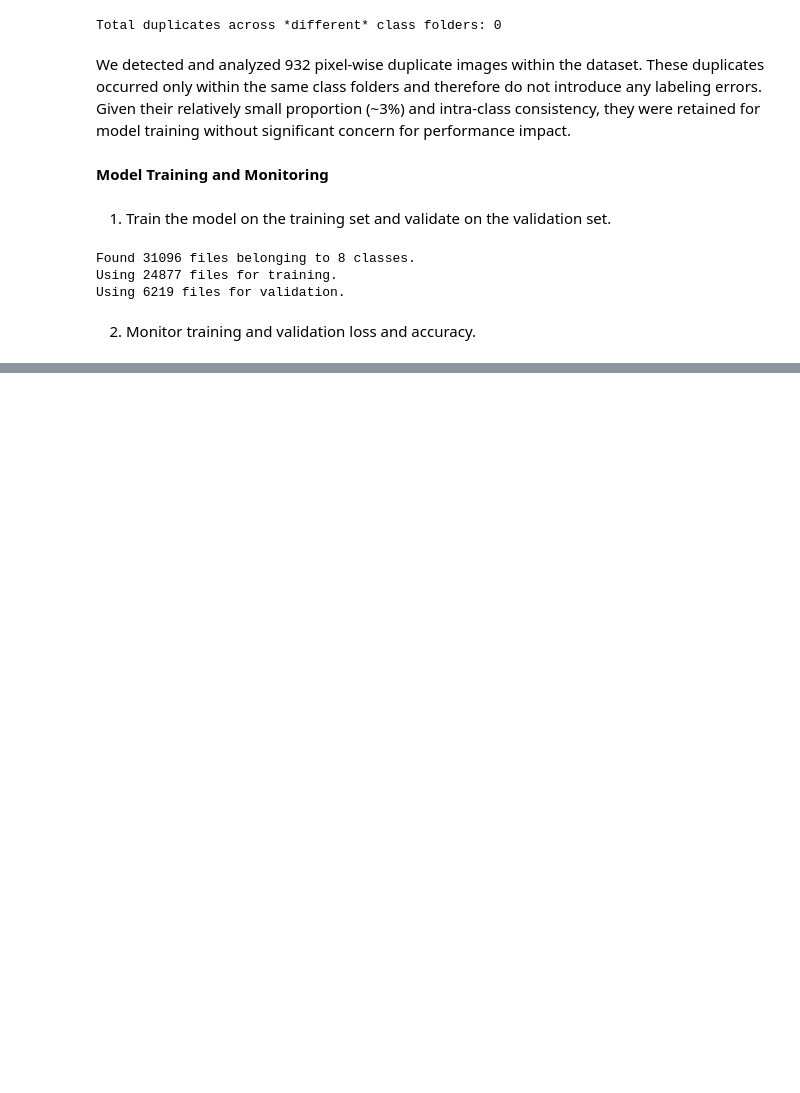
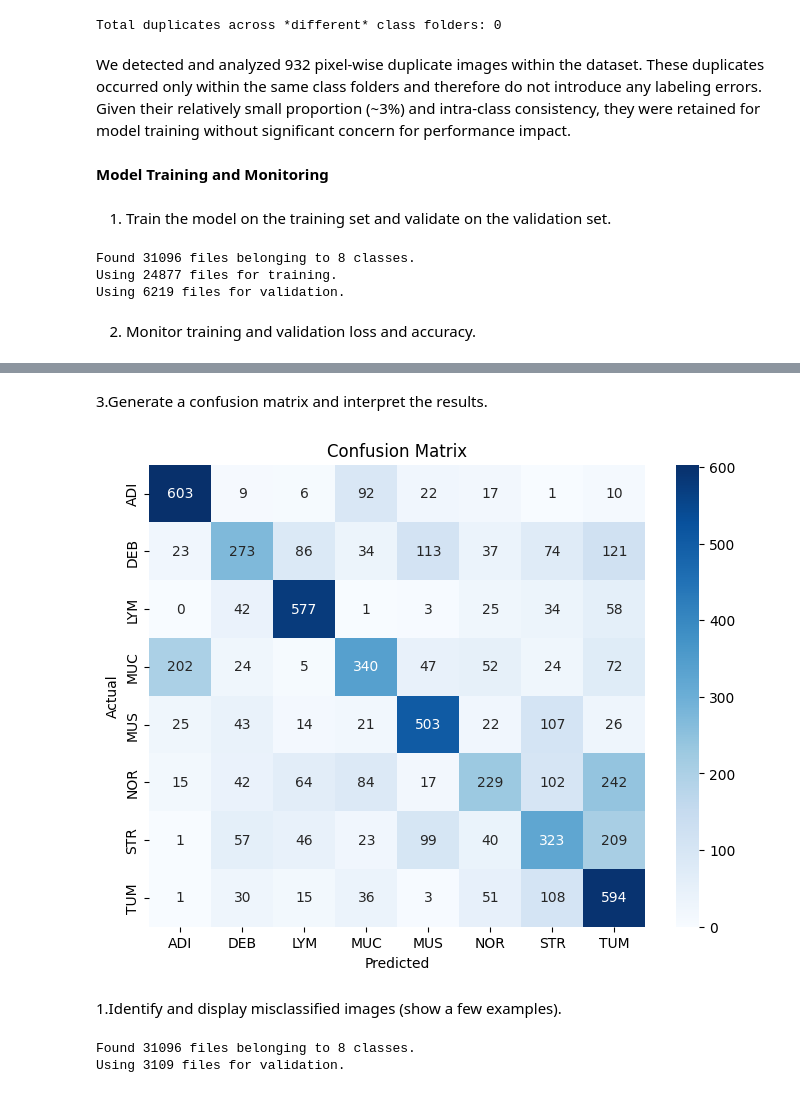
Before and after one commit to shubhamboral/gastric-cancer-tissue-image-classification, a Jupyter notebook: Gastric_Cancer.ipynb, the cells around one changed output, grey strips where cells are left out. Drawn from its saved outputs; the diff is of its cells as text; code cells hidden in the pictures; blank space fills up the shorter version.

```diff
--- a/Gastric_Cancer.ipynb
+++ b/Gastric_Cancer.ipynb
@@ -584,0 +602,16 @@ plt.show()
+# %%
+from sklearn.metrics import classification_report
+import numpy as np
+
+# Get predictions and true labels
+y_true = []
+y_pred = []
+
+for images, labels in val_ds:
+    preds = model.predict(images)
+    y_true.extend(np.argmax(labels.numpy(), axis=1))
+    y_pred.extend(np.argmax(preds, axis=1))
+
+# Print classification report
+print("Classification Report:\n")
+print(classification_report(y_true, y_pred, digits=4))
@@ -584,0 +636,54 @@ plt.show()
+# %% [markdown]
+3.Generate a confusion matrix and interpret the results.
+# %%
+import seaborn as sns
+from sklearn.metrics import confusion_matrix
+
+# Assuming y_true and y_pred are defined from the previous cell
+cm = confusion_matrix(y_true, y_pred)  # Calculate the confusion matrix
+
+class_names = val_gen.class_indices  # Get class names from the generator
+class_names = list(class_names.keys())  # Convert to list for heatmap
+
+plt.figure(figsize=(8, 6))
+sns.heatmap(cm, annot=True, fmt='d', cmap='Blues',
+            xticklabels=class_names, yticklabels=class_names)
+plt.xlabel('Predicted')
+plt.ylabel('Actual')
+plt.title('Confusion Matrix')
+plt.show()
+# %% [output]
+[figure, added]
+# %% [markdown]
+1.Identify and display misclassified images (show a few examples).
+# %%
+import numpy as np
+import matplotlib.pyplot as plt
+from tensorflow.keras.utils import image_dataset_from_directory
+
+# Assuming dataset_path is the path to your image dataset
+dataset_path = "gastric_data/HMU-GC-HE-30K/all_image"
+
+# Create a test dataset (e.g., 10% of the data)
+test_ds = image_dataset_from_directory(
+    dataset_path,
+    validation_split=0.1,  # Adjust split ratio if needed
+    subset="validation",
+    seed=42,
+    image_size=(224, 224),
+    batch_size=16,
+    label_mode='categorical'
+)
+
+# Normalize pixel values
+normalization_layer = tf.keras.layers.Rescaling(1./255)
+test_ds = test_ds.map(lambda x, y: (normalization_layer(x), y))
+
+# Performance boost
+AUTOTUNE = tf.data.AUTOTUNE
+test_ds = test_ds.prefetch(buffer_size=AUTOTUNE)
+
+# ... (Rest of your code for displaying misclassified images) ...
+# %% [output]
+Found 31096 files belonging to 8 classes.
+Using 3109 files for validation.
```
Also changed, not shown: parts of 16 cells of this notebook, 1 other file.
